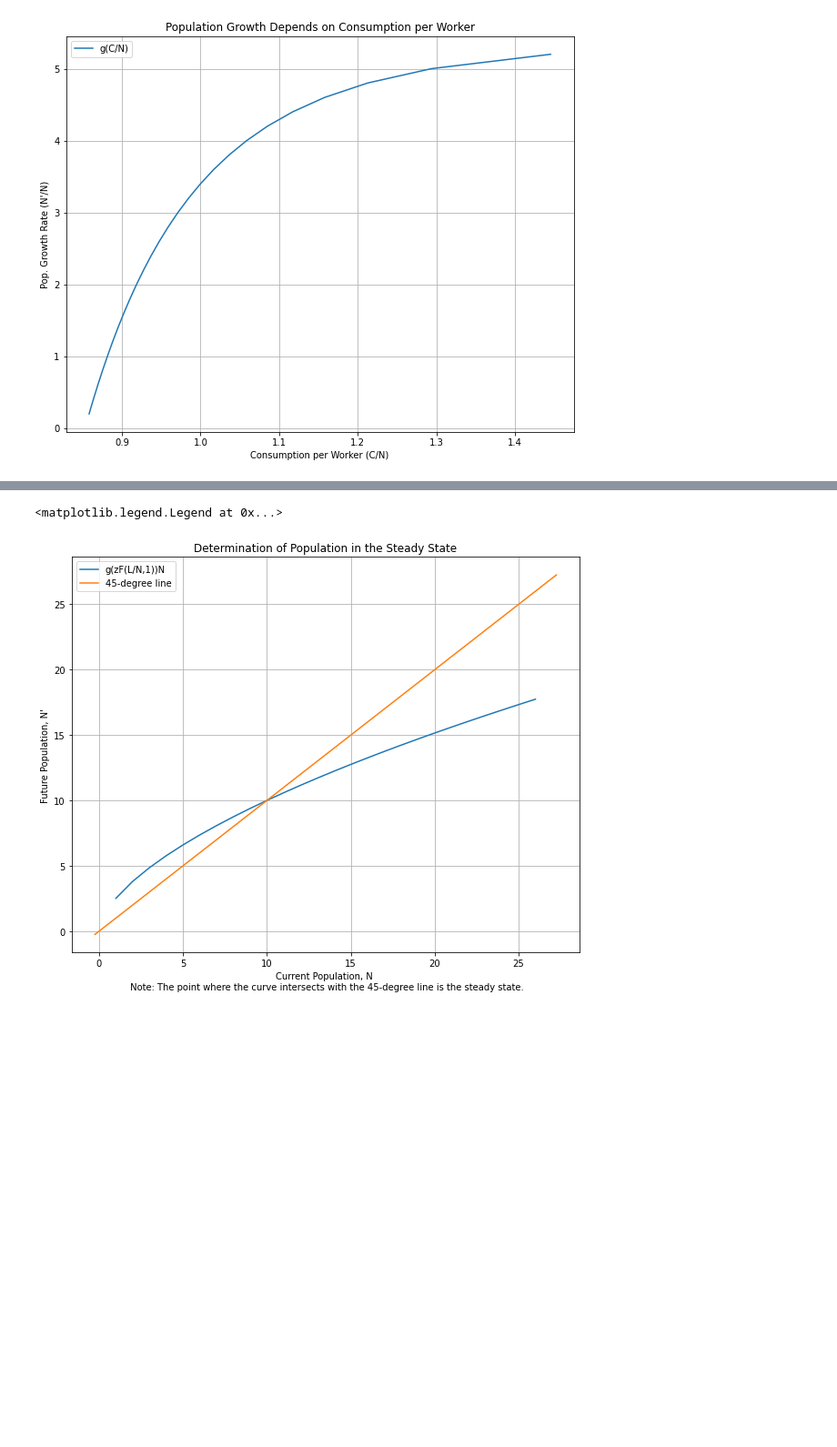
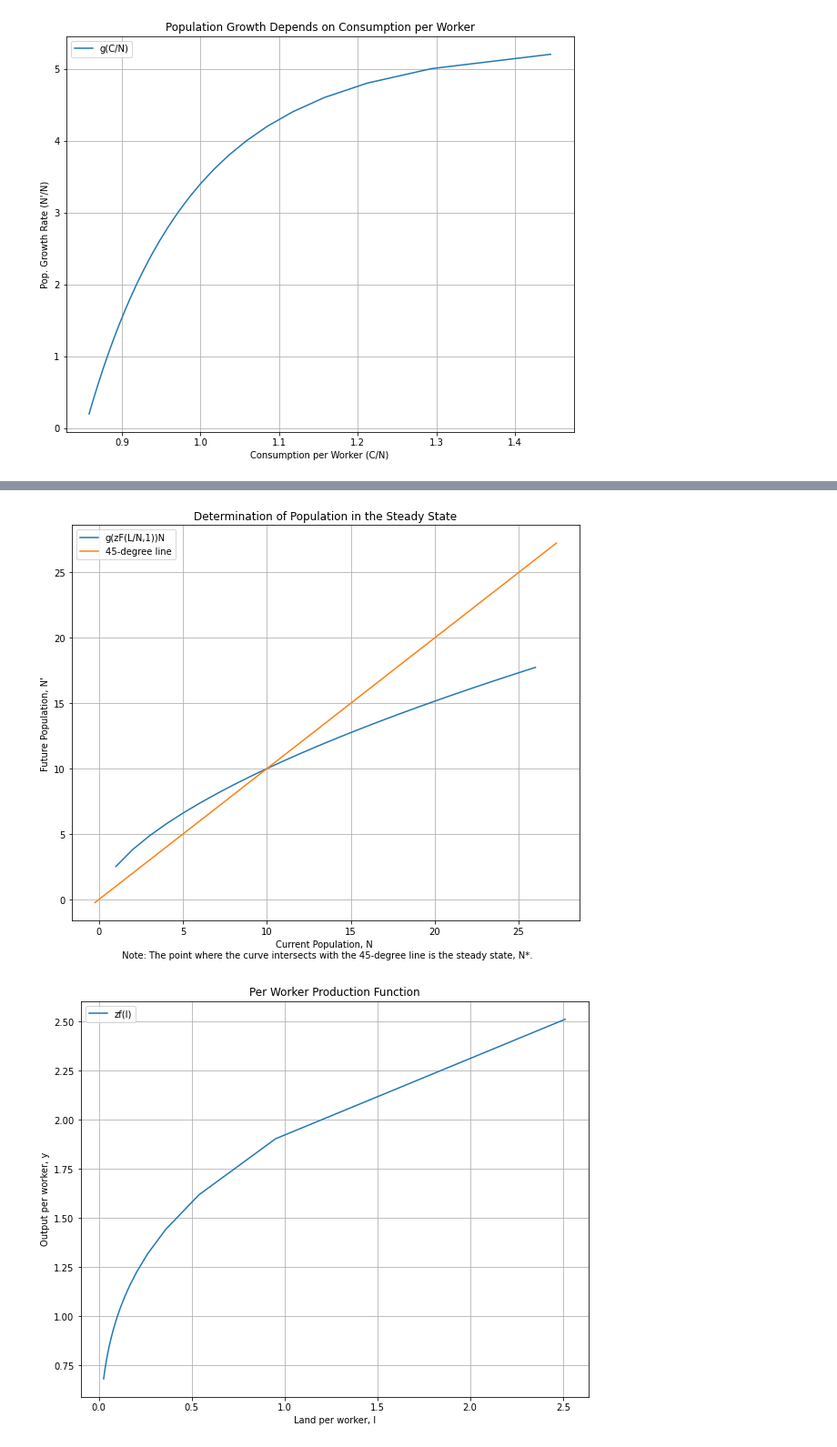
Before and after one commit to lj-valencia/Python-for-Economics, a Jupyter notebook: Malthusian Model.ipynb, the cells around one changed output, grey strips where cells are left out. Shown at 91% size. Cells and saved outputs as stored; diff of their text form; code cells hidden in the pictures; blank space fills up the shorter version.

```diff
--- a/Malthusian Model.ipynb
+++ b/Malthusian Model.ipynb
@@ -117,22 +133,56 @@ The point where the 45-degree line intersects with $g(zF(L/N,1))N$ is the rest p
 # %%
 "Deriving N' through application of CRS property"
 def future_pop(C_N):
     future_pop = (C_N/n)*n
     return future_pop
 # calculate values
 future_pop = future_pop(Y)
 "Plot the Steady State"
 # future population and current population;
 fig, ax = plt.subplots(figsize=(10,8))
 ax.set(title="Determination of Population in the Steady State",
-       xlabel="Current Population, N \n Note: The point where the curve intersects with the 45-degree line is the steady state.",
+       xlabel="Current Population, N \n Note: The point where the curve intersects with the 45-degree line is the steady state, N*.",
        ylabel="Future Population, N'")
 ax.grid()
 ax.plot(n,future_pop, label='g(zF(L/N,1))N')
 # 45-degree line for steady state
 x = np.linspace(*ax.get_xlim())
 ax.plot(x, x, label='45-degree line')
 ax.legend()
+
+"Steady State Values"
+c_star0 = z*n**(theta-1) * (L**(1-theta))/n
+n_star0 = L**theta * n
+
+"Calculate Per Worker Production Function"
+def production_capita(z,L):
+    y = z * L**(theta) / n**(1+theta)
+    return y
+y = production_capita(z,L)
+y_n = Y/n # output per capita
+"Plot per worker production function"
+# per worker production function;
+fig, ax = plt.subplots(figsize=(10,8))
+ax.set(title="Per Worker Production Function", xlabel="Land per worker, l", ylabel="Output per worker, y")
+ax.grid()
+ax.plot(y, y_n, label='zf(l)')
+ax.legend()
+
+"Plot"
+fig, ax = plt.subplots(3,figsize=(10,8))
+fig.suptitle('Determination of the Steady State in the Malthusian Model')
+ax[0].set(xlabel="Current Population, N", ylabel="Future Population, N")
+ax[0].plot(n,future_pop,label='g(zF(L/N,1))N')
+x = np.linspace(*ax[0].get_xlim())
+ax[0].plot(x,x,label='45-degree line')
+ax[0].legend()
+ax[1].set(xlabel="Land per worker, l", ylabel="Output per worker, y")
+ax[1].plot(y, y_n, label='zf(l)')
+ax[1].legend()
+ax[2].set(xlabel="Consumption per Worker (C/N)", ylabel="Pop. Growth (N'/N)")
+ax[2].plot(cons_worker,pop_growth, label='g(C/N)')
+ax[2].legend()
+plt.tight_layout()
 # %% [output]
-<matplotlib.legend.Legend at 0x...>
-[figure, old version]
+[figure, new version]
+[figure, added]
```
Also changed, not shown: parts of 9 cells of this notebook.
